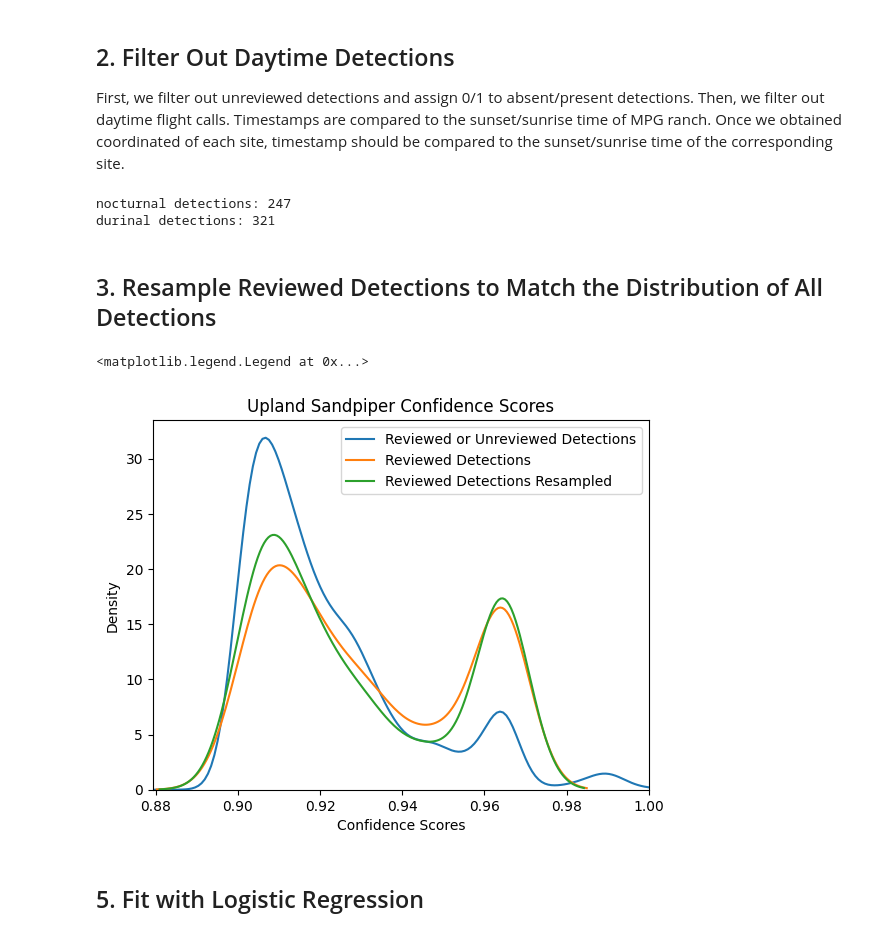
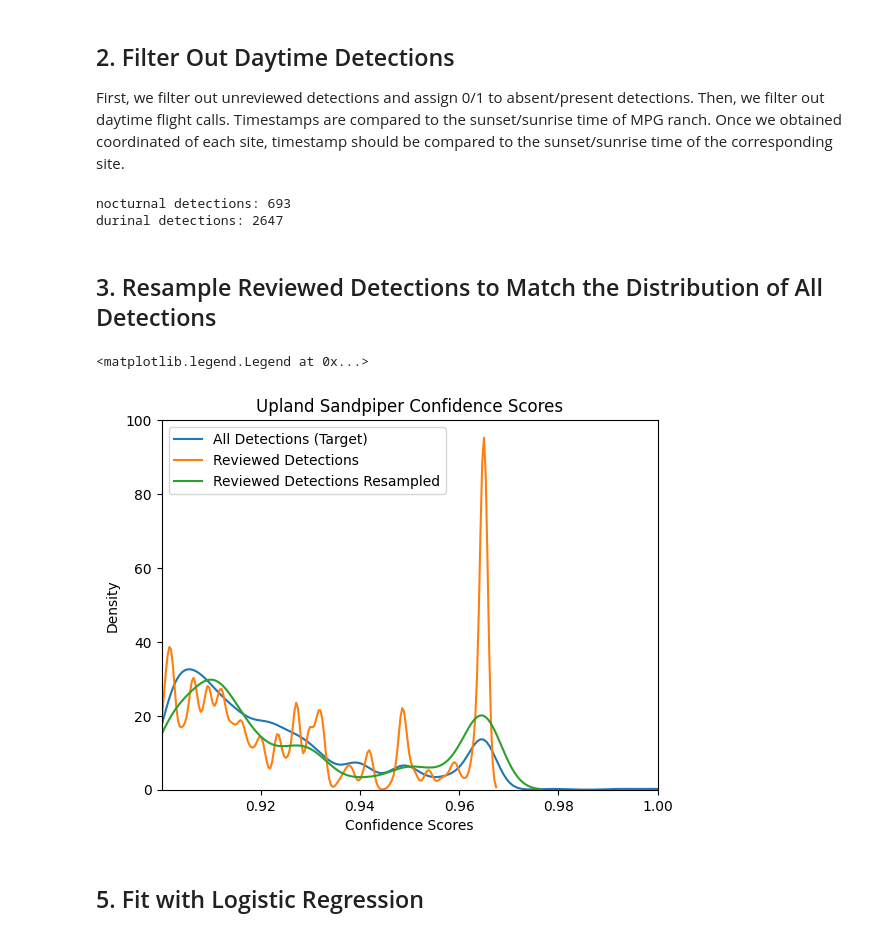
Before and after one commit to eshlei/montana-shorebirds, a Jupyter notebook: mpg.ipynb, the cells around one changed output. Cells and saved outputs as stored; diff of their text form; code cells hidden in the pictures.

Commit message:
KDE plot with smaller bandwidth

```diff
--- a/mpg.ipynb
+++ b/mpg.ipynb
@@ -76,9 +76,6 @@ Name: count, dtype: int64
 ## 2. Filter Out Daytime Detections
 First, we filter out unreviewed detections and assign 0/1 to absent/present detections. Then, we filter out daytime flight calls. Timestamps are compared to the sunset/sunrise time of MPG ranch. Once we obtained coordinated of each site, timestamp should be compared to the sunset/sunrise time of the corresponding site.
 # %%
-# Filter out unreviewed detections
-df_reviewed = df[df['reviewStatusBinary'] >= 0]
-
 # Filter by sunset and sunrise time
 def get_sameday_dawn_dusk(utc_time, lon, lat):
     # Turns out Suncalc doesn't return the times of the same day.
@@ -101,20 +98,20 @@ def is_nocturnal(time_str, dawn_offset=timedelta(minutes=0), dusk_offset=timedel
     else:
         return True
 
-total_detections = len(df_reviewed.index) * 1
-df_reviewed = df_reviewed[df_reviewed['timestamp'].apply(is_nocturnal)]
-print('nocturnal detections:', len(df_reviewed.index))
-print('durinal detections:', total_detections - len(df_reviewed.index))
+total_detections = len(df.index) * 1
+df = df[df['timestamp'].apply(is_nocturnal)]
+print('nocturnal detections:', len(df.index))
+print('durinal detections:', total_detections - len(df.index))
 # %% [output]
-nocturnal detections: 247
-durinal detections: 321
+nocturnal detections: 693
+durinal detections: 2647
 # %% [markdown]
 ## 3. Resample Reviewed Detections to Match the Distribution of All Detections
 # %%
 scores_target = df['confidenceScore']
 scores_reviewed = df[df['reviewStatus'] != 'Unreviewed']['confidenceScore']
-kde_target = gaussian_kde(scores_target)
-kde_reviewed = gaussian_kde(scores_reviewed)
+kde_target = gaussian_kde(scores_target, bw_method=1)
+kde_reviewed = gaussian_kde(scores_reviewed, bw_method=1)
 weights = kde_target.evaluate(scores_reviewed) / kde_reviewed.evaluate(scores_reviewed)
 weights /= weights.sum()
 
@@ -123,16 +120,16 @@ indicies = np.random.choice(df[df['reviewStatus'] != 'Unreviewed'].index, size=s
 sample = df[df['reviewStatus'] != 'Unreviewed'].loc[indicies]
 # %%
 # Plot the distribution before and after resampling
-sns.kdeplot(df['confidenceScore'], color='#1f77b4', label='Reviewed or Unreviewed Detections')
-sns.kdeplot(df[df['reviewStatus'] != 'Unreviewed']['confidenceScore'].values, color='#ff7f0e', label='Reviewed Detections')
-sns.kdeplot(sample['confidenceScore'], color='#2ca02c', label='Reviewed Detections Resampled')
+sns.kdeplot(df['confidenceScore'], bw_adjust=0.5, color='#1f77b4', label='All Detections (Target)')
+sns.kdeplot(df[df['reviewStatus'] != 'Unreviewed']['confidenceScore'].values, bw_adjust=1e-1, color='#ff7f0e', label='Reviewed Detections')
+sns.kdeplot(sample['confidenceScore'], bw_adjust=0.5, color='#2ca02c', label='Reviewed Detections Resampled')
 plt.title(f'{common_names[taxon]} Confidence Scores')
 plt.xlabel('Confidence Scores')
 plt.xlim(df['confidenceScore'].quantile(1e-4), 1)
 plt.legend()
 # %% [output]
 <matplotlib.legend.Legend at 0x...>
-[figure, old version]
+[figure, new version]
 # %% [markdown]
 ## 5. Fit with Logistic Regression
 # %%
```
Also changed, not shown: parts of 5 cells of this notebook.
